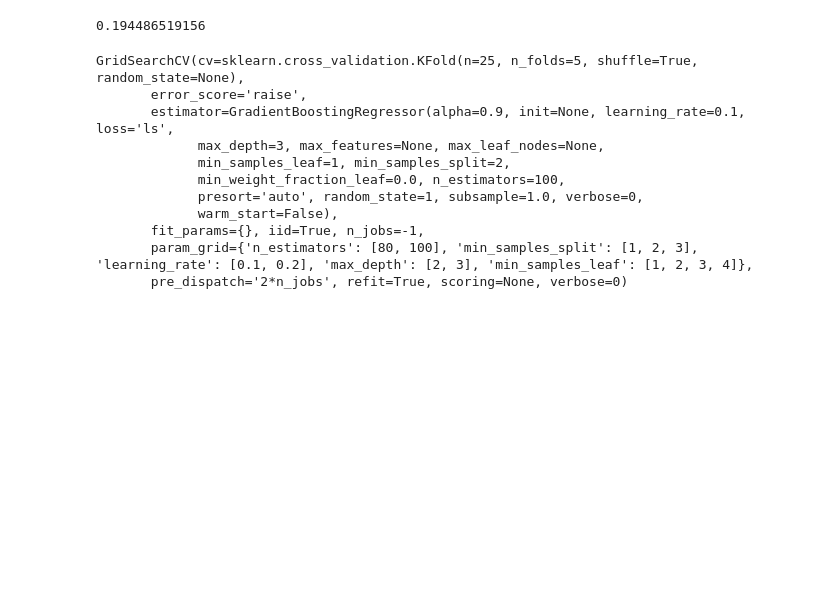
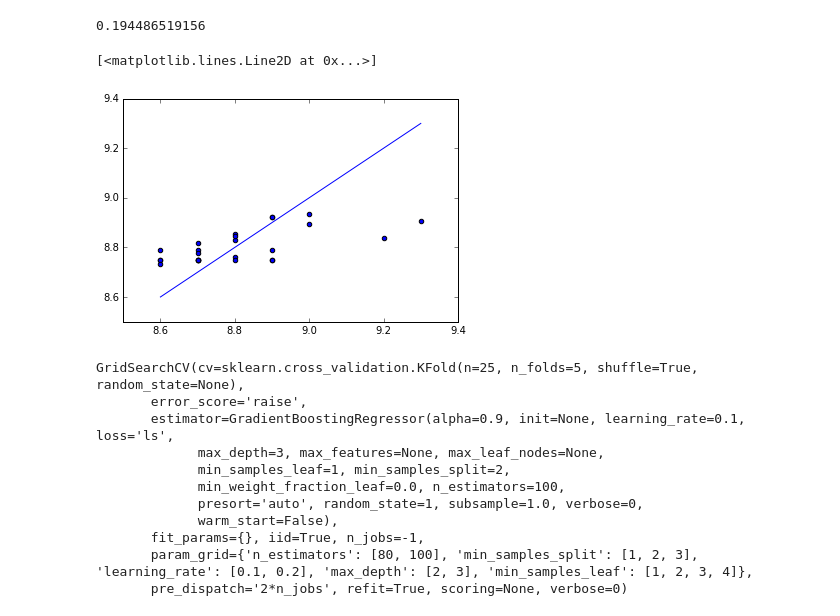
Before and after one commit to lll-tjxie/PROJECT, a Jupyter notebook: Project_6/Project_6.ipynb, the cells around one changed output. Saved outputs shown, nothing was run; the diff lists cells and outputs as text; code cells hidden in the pictures; blank space fills up the shorter version.

```diff
--- a/Project_6/Project_6.ipynb
+++ b/Project_6/Project_6.ipynb
@@ -745,6 +765,14 @@ forest_optimal = gs_forest.best_estimator_
 evaluate_model(forest_optimal)
 # %% [output]
 0.194486519156
+# %%
+y_pred = forest_optimal.predict(X)
+# %%
+plt.scatter(y, y_pred)
+plt.plot(y,y)
+# %% [output]
+[<matplotlib.lines.Line2D at 0x...>]
+[figure, added]
 # %%
 #GradientBoostingRegressor - optimal model
 params = {'learning_rate': [0.1,0.2],
```
Also changed, not shown: parts of 1 cell of this notebook.
